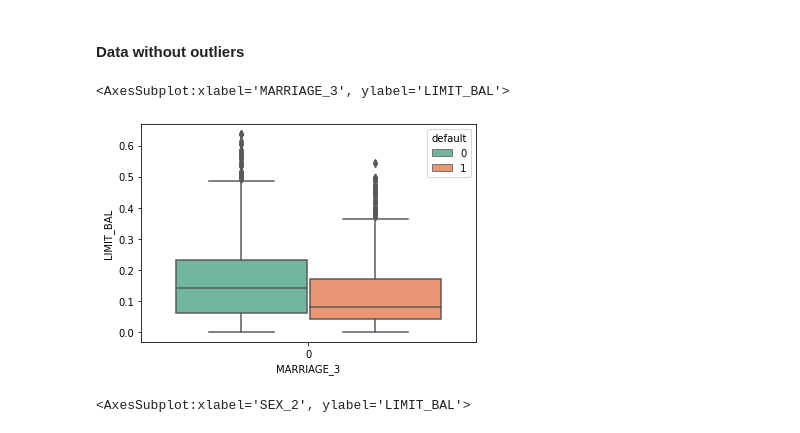
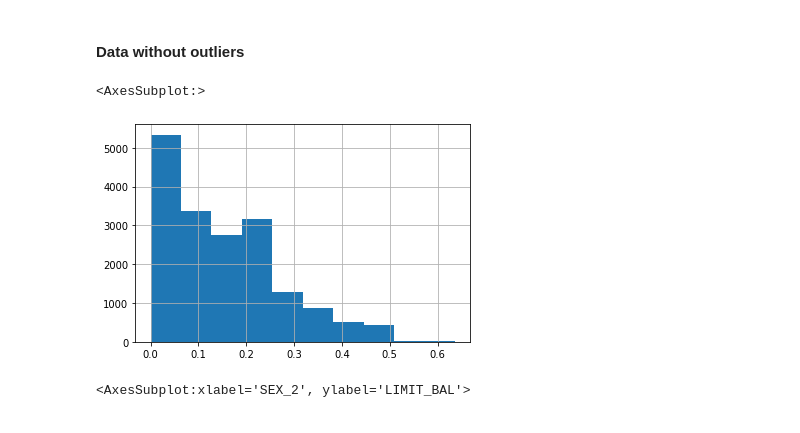
Before and after one commit to Bryan-Suelo/machine_learning, a Jupyter notebook: default_credit_card_clients/default_credit_card.ipynb, the cells around one changed output. Saved outputs shown, nothing was run; the diff lists cells and outputs as text; code cells hidden in the pictures.

```diff
--- a/default_credit_card_clients/default_credit_card.ipynb
+++ b/default_credit_card_clients/default_credit_card.ipynb
@@ -544,14 +566,11 @@ print(X0_train.shape, Y0_train.shape)
 (17762, 29) (17762,)
 # %% [markdown]
 #### Data without outliers
-# %%
-sns.boxplot(x= X0_train.MARRIAGE_3,
-            y = X0_train.LIMIT_BAL,
-            hue = Y0_train,
-            palette = 'Set2')
-# %% [output]
-<AxesSubplot:xlabel='MARRIAGE_3', ylabel='LIMIT_BAL'>
-[figure, removed]
+# %%
+X0_train.LIMIT_BAL.hist()
+# %% [output]
+<AxesSubplot:>
+[figure, added]
 # %%
 sns.boxplot(x= X0_train.SEX_2,
             y = X0_train.LIMIT_BAL,
```
Also changed, not shown: parts of 8 cells of this notebook.
